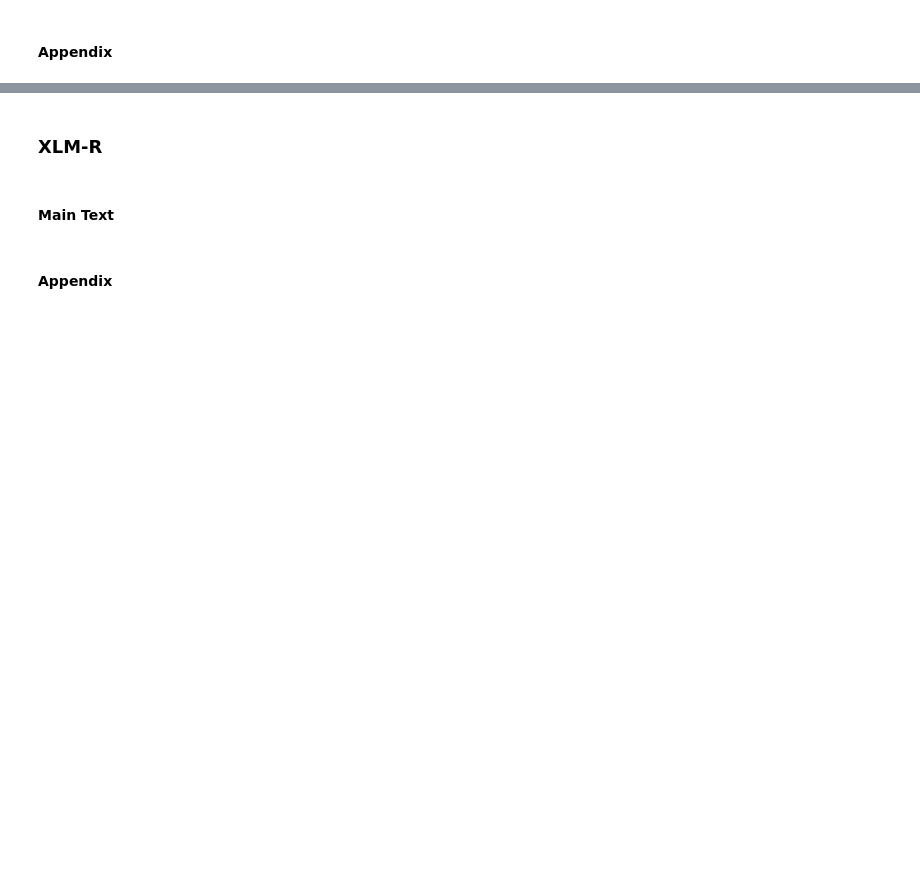
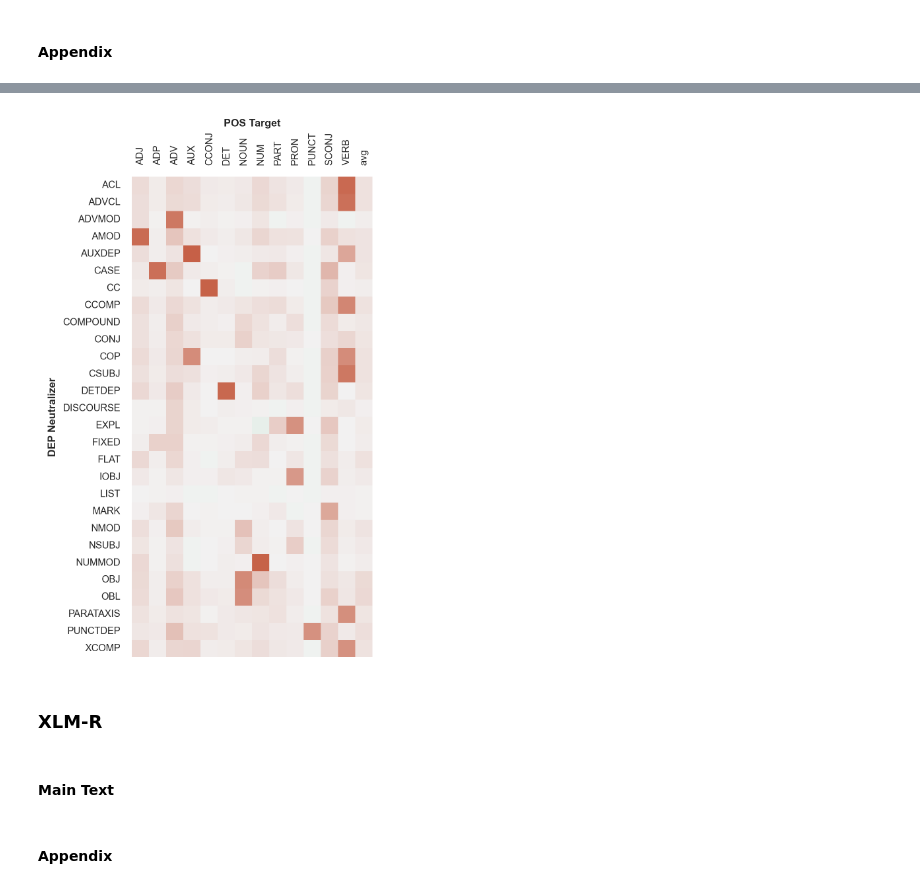
Before and after one commit to thesofakillers/infoshare, a Jupyter notebook: notebooks/report_figures.ipynb, the cells around one changed output, grey strips where cells are left out. Saved outputs shown, nothing was run; the diff lists cells and outputs as text; code cells hidden in the pictures; blank space fills up the shorter version.

```diff
--- a/notebooks/report_figures.ipynb
+++ b/notebooks/report_figures.ipynb
@@ -456,3 +551,36 @@ We now plot the cross-task cross neutralisation performed with RoBERTa and XLM-R
+# %%
+f, ax = plt.subplots(1,1, figsize=(TEXTWIDTH, TEXTWIDTH), dpi=300)
+
+ax = sns.heatmap(
+    pos_acc_drop * 100,
+    annot=False,
+    annot_kws={"fontsize": 7},
+    fmt=".0f",
+    cmap=cmap,
+    cbar=False,
+    ax=ax,
+    vmin=-100,
+    vmax=100,
+    center=0,
+    square=True,
+)
+
+ax.set_ylabel("DEP " + ax.get_ylabel(), fontdict=label_dict)
+ax.set_xlabel("POS " + ax.get_xlabel(), fontdict=label_dict)
+ax.tick_params(
+    axis="x",
+    which="major",
+    labelbottom=False,
+    bottom=False,
+    top=False,
+    labeltop=True,
+    labelrotation=90,
+)
+ax.xaxis.set_label_position("top")
+plt.savefig("../images/final/pos-xt-xn-depneutr-appendix.eps", bbox_inches="tight")
+plt.show()
+# %% [output]
+[figure, added]
 # %% [markdown]
 ### XLM-R
 # %% [markdown]
```
Also changed, not shown: parts of 7 cells of this notebook, 16 other files.
